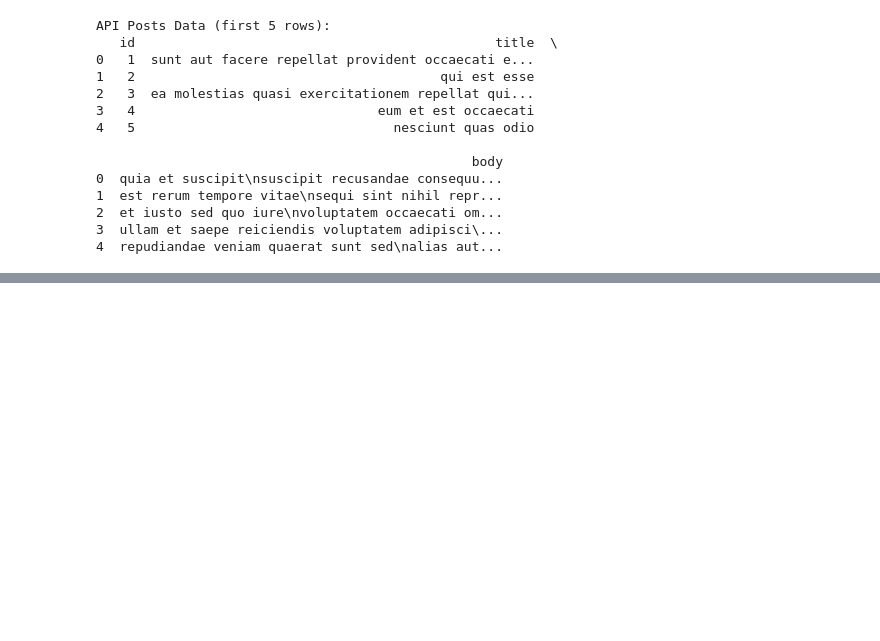
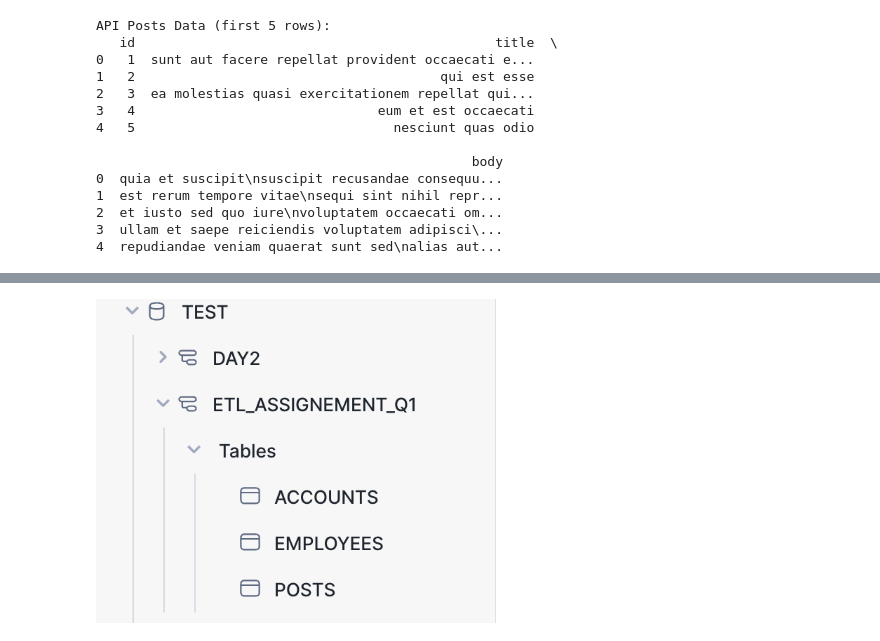
Before and after one commit to DiazHumberto/DAMDS, a Jupyter notebook: day2/Snowflake-connection.ipynb, the cells around one changed output, grey strips where cells are left out. Drawn from its saved outputs; the diff is of its cells as text; code cells hidden in the pictures; blank space fills up the shorter version.

```diff
--- a/day2/Snowflake-connection.ipynb
+++ b/day2/Snowflake-connection.ipynb
@@ -132,0 +207,4 @@ API Posts Data (first 5 rows):
+# %%
+Image(filename='/Users/eleazar/Desktop/Screenshots/2025-06-03 at 12.59.00.png', width=400, height=400)
+# %% [output]
+[figure, added]
```
Also changed, not shown: parts of 16 cells of this notebook.
